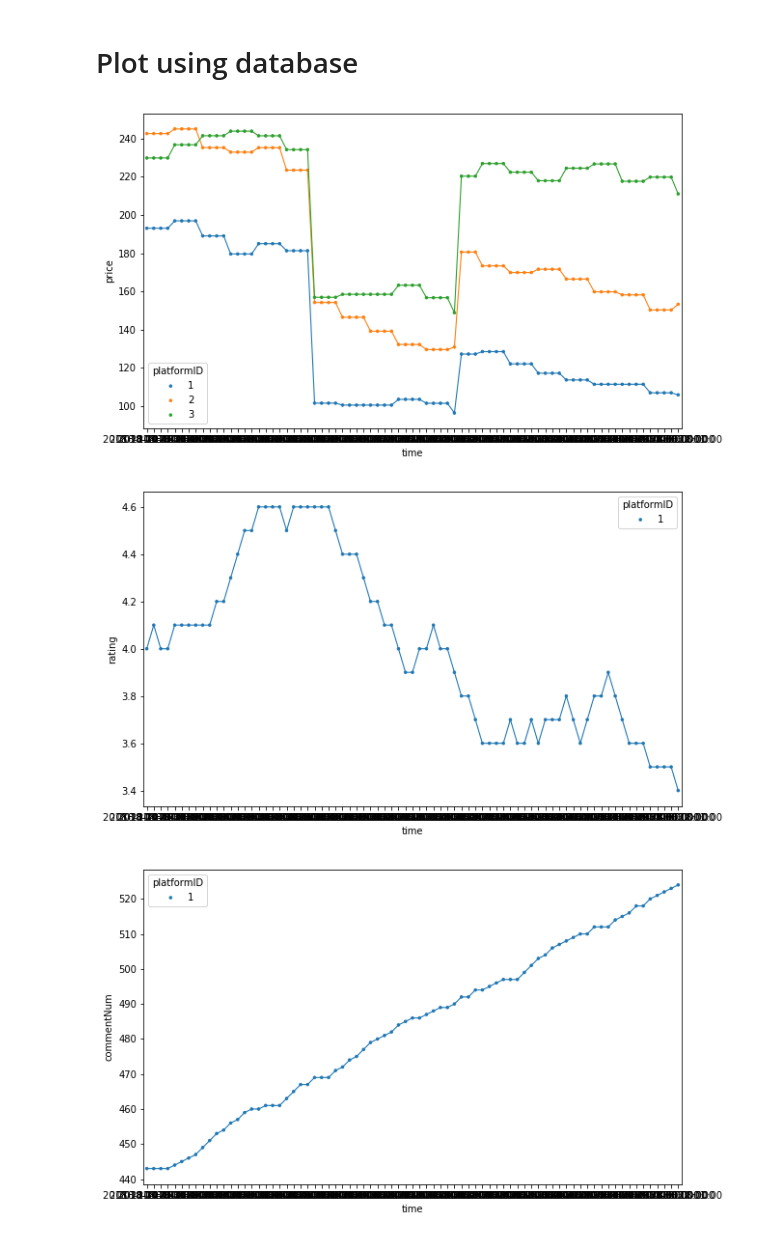
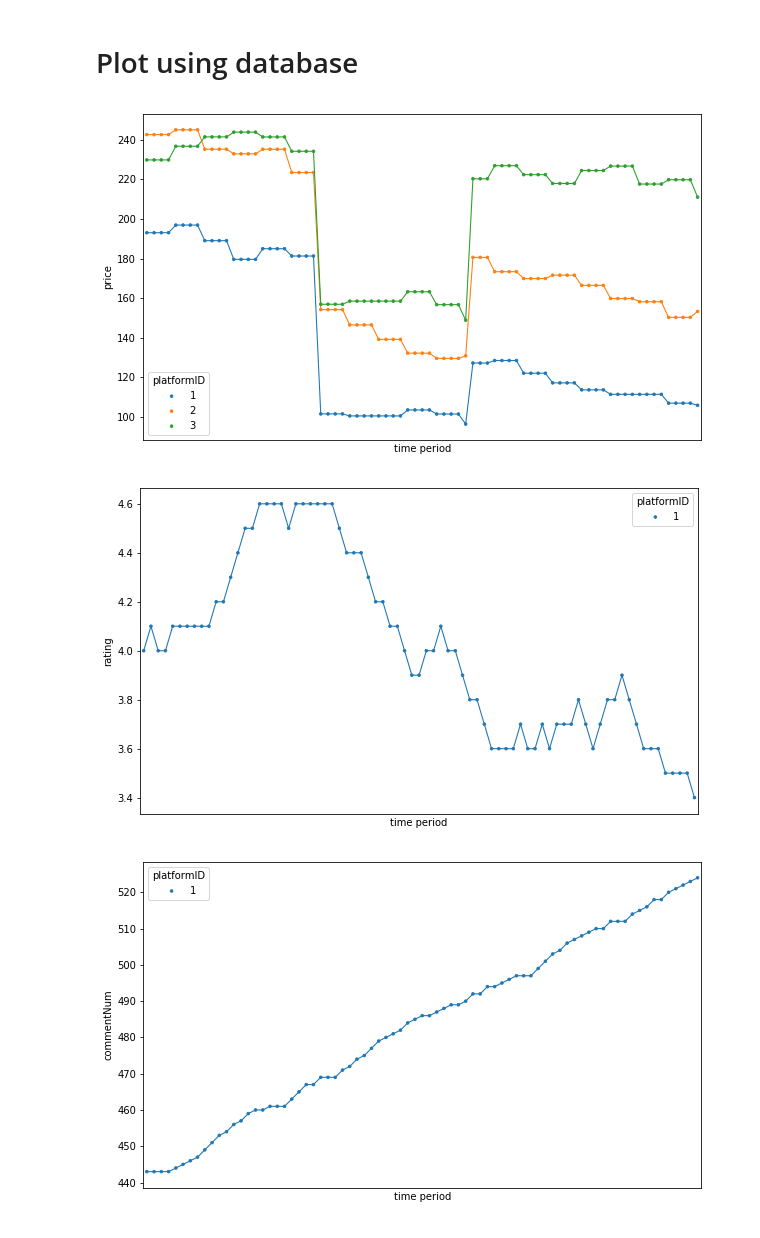
Before and after one commit to SarahXinyueLi/PaulFans-PriceCompare, a Jupyter notebook: WebsiteScraping_Database.ipynb, the cells around one changed output. Drawn from its saved outputs; the diff is of its cells as text; code cells hidden in the pictures.

```diff
--- a/WebsiteScraping_Database.ipynb
+++ b/WebsiteScraping_Database.ipynb
@@ -469,33 +469,35 @@ database_df.to_csv('database.csv')
 # %%
 start_time = '2018-11-12'
 link = 'https://www.amazon.com/Samsung-Electronics-UN32M4500A-32-Inch-Smart/dp/B073JP6WK4/ref=sr_1_acs_bss_1_1?s=tv&ie=UTF8&qid=1543333023&sr=1-1-acs&keywords=samsung+tv'
 
 def graph_price(link, start_time):
     import pandas as pd
     import matplotlib.pyplot as plt
     import seaborn as sns
     database_df = pd.read_csv('database.csv',index_col=['Unnamed: 0'])
 
     # define productID based on link
     try:
         select_df = database_df[database_df['time']>=start_time]
         try:
             # get productID based on link
             productID = database_df['productID'][database_df['link'] == link][0]
             select_df = select_df[['time','platformID','price']][database_df['productID'] == productID]
             select_df = select_df.dropna(axis=0)
             # plot
             plt.figure(figsize=(10,6))
-            sns.pointplot(y = select_df['price'],x = select_df['time'],hue = select_df['platformID'],scale=0.4)
+            g = sns.pointplot(y = select_df['price'],x = select_df['time'],hue = select_df['platformID'],scale=0.4)
+            g.set(xticks=[])
+            plt.xlabel('time period')
             plt.savefig('price.jpg')
         except:
             raise ValueError('Invalid Link')
     except:
         raise ValueError('Invalid Time')
 
 graph_price(link, start_time)
 # %% [output]
-[figure, old version]
+[figure, new version]
 # %%
 def graph_rating(link, start_time):
     import pandas as pd
@@ -513,7 +515,9 @@ def graph_rating(link, start_time):
             select_df = select_df.dropna(axis=0)
             # plot
             plt.figure(figsize=(10,6))
-            sns.pointplot(y = select_df['rating'],x = select_df['time'],hue = select_df['platformID'],scale=0.4)
+            g = sns.pointplot(y = select_df['rating'],x = select_df['time'],hue = select_df['platformID'],scale=0.4)
+            g.set(xticks=[])
+            plt.xlabel('time period')
             plt.savefig('rating.jpg')
         except:
             raise ValueError('Invalid Link')
@@ -522,7 +526,7 @@ def graph_rating(link, start_time):
 
 graph_rating(link, start_time)
 # %% [output]
-[figure, old version]
+[figure, new version]
 # %%
 def graph_comment(link, start_time):
     import pandas as pd
@@ -540,7 +544,9 @@ def graph_comment(link, start_time):
             select_df = select_df.dropna(axis=0)
             # plot
             plt.figure(figsize=(10,6))
-            sns.pointplot(y = select_df['commentNum'],x = select_df['time'],hue = select_df['platformID'],scale=0.4)
+            g = sns.pointplot(y = select_df['commentNum'],x = select_df['time'],hue = select_df['platformID'],scale=0.4)
+            g.set(xticks=[])
+            plt.xlabel('time period')
             plt.savefig('comment.jpg')
         except:
             raise ValueError('Invalid Link')
@@ -549,4 +555,4 @@ def graph_comment(link, start_time):
 
 graph_comment(link, start_time)
 # %% [output]
-[figure, old version]
+[figure, new version]
```
Also changed, not shown: parts of 3 cells of this notebook.
